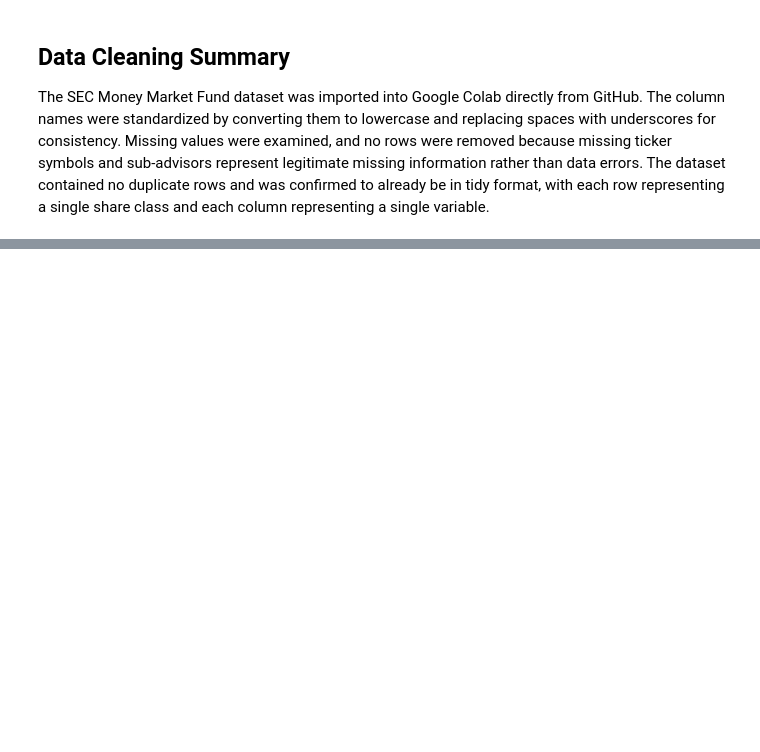
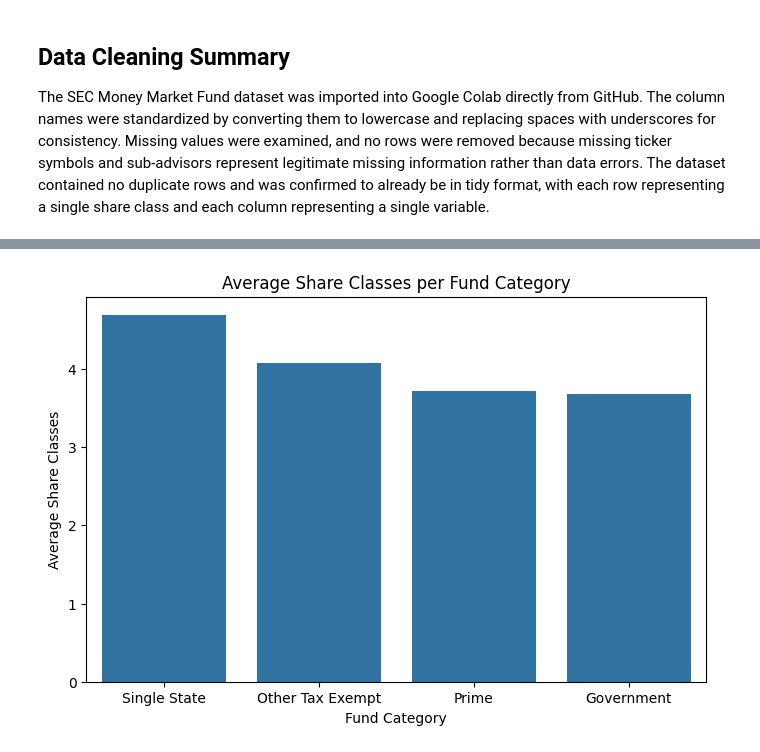
Before and after one commit to DxubleBTW/averylee-money-market-funds-analysis, a Jupyter notebook: AveryLeeFinanceNotebook.ipynb, the cells around one changed output, grey strips where cells are left out. Cells and saved outputs as stored; diff of their text form; code cells hidden in the pictures; blank space fills up the shorter version.

```diff
--- a/AveryLeeFinanceNotebook.ipynb
+++ b/AveryLeeFinanceNotebook.ipynb
@@ -142,0 +225,30 @@ The SEC Money Market Fund dataset was imported into Google Colab directly from G
+# %%
+share_counts = (
+    df.groupby(["series_category","series_id"])
+      .size()
+      .reset_index(name="share_class_count")
+)
+
+avg = (
+    share_counts
+    .groupby("series_category")["share_class_count"]
+    .mean()
+    .sort_values(ascending=False)
+)
+
+plt.figure(figsize=(8,5))
+
+sns.barplot(
+    x=avg.index,
+    y=avg.values
+)
+
+plt.ylabel("Average Share Classes")
+
+plt.xlabel("Fund Category")
+
+plt.title("Average Share Classes per Fund Category")
+
+plt.show()
+# %% [output]
+[figure, added]
```
Also changed, not shown: parts of 9 cells of this notebook.
